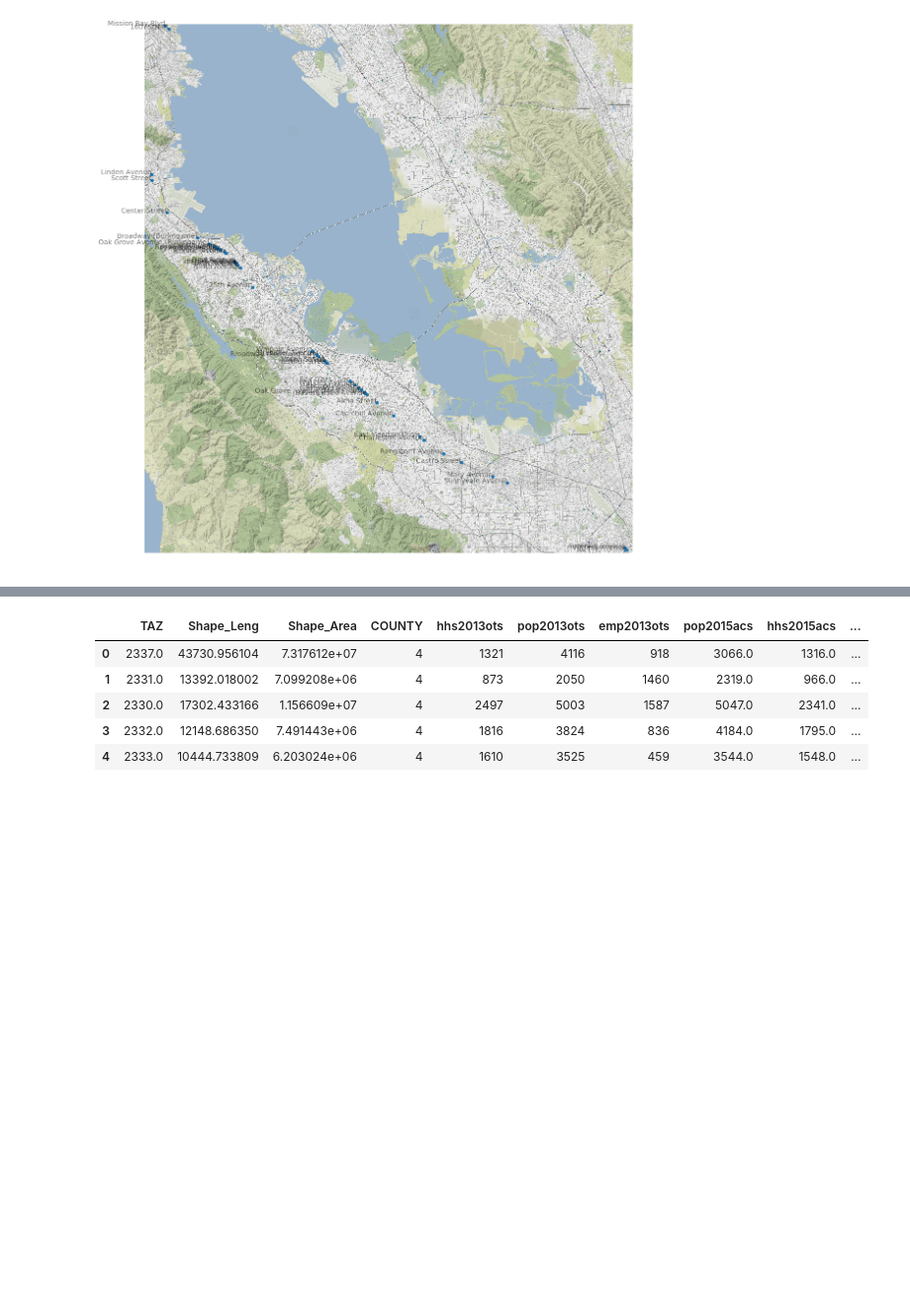
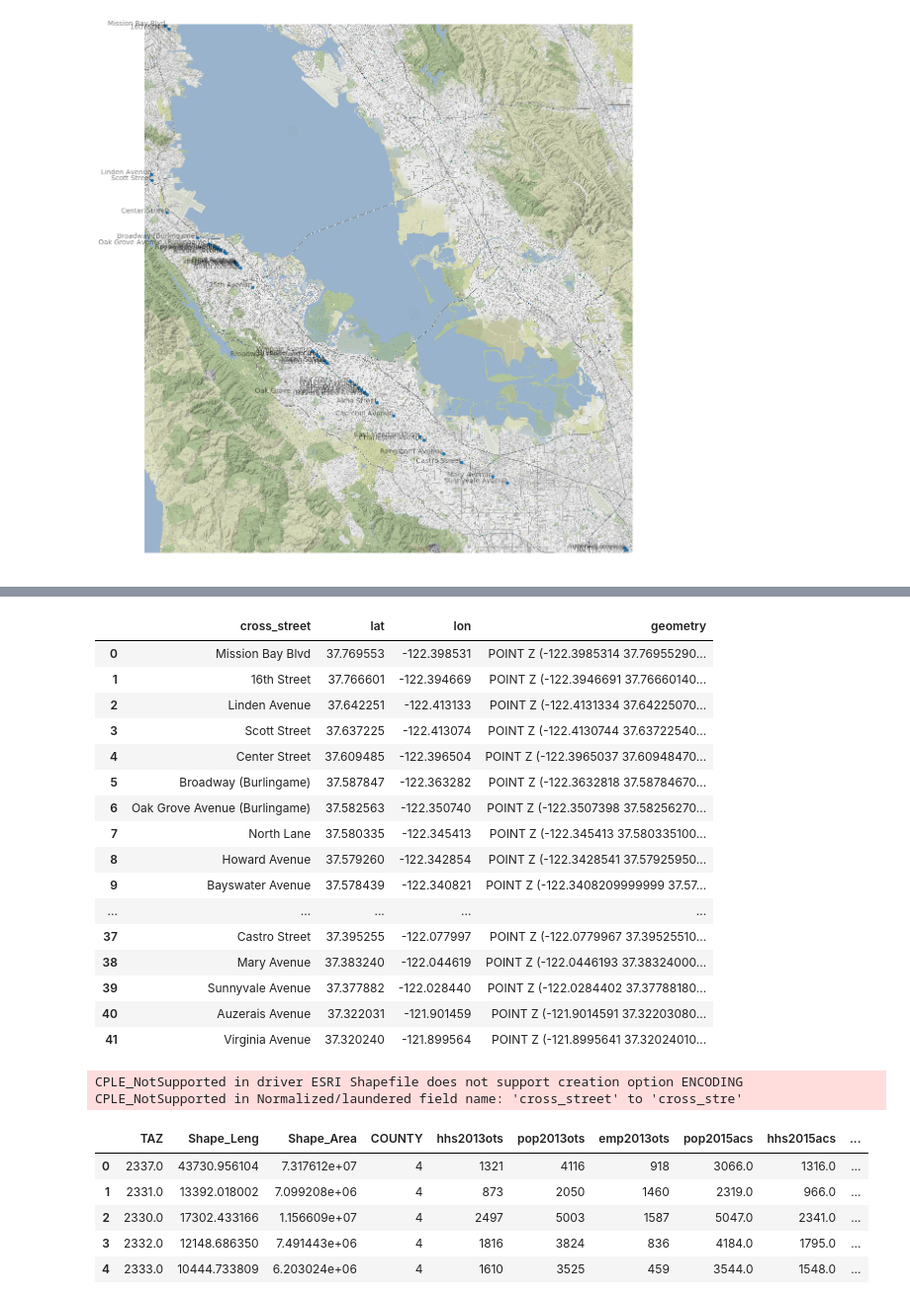
Before and after one commit to sfbrigade/calviz, a Jupyter notebook: that_mpk_file/Caltrain_GIS_visualization.ipynb, the cells around one changed output, grey strips where cells are left out. Shown at 99% size. Saved outputs shown, nothing was run; the diff lists cells and outputs as text; code cells hidden in the pictures; blank space fills up the shorter version.

```diff
--- a/that_mpk_file/Caltrain_GIS_visualization.ipynb
+++ b/that_mpk_file/Caltrain_GIS_visualization.ipynb
@@ -52,0 +80,27 @@ plt.show()
+# %%
+crossings = geodf[['cross_street', 'lat', 'lon', 'geometry']]
+# %%
+crossings
+# %% [output]
+|  | cross_street | lat | lon | geometry |
+| 0 | Mission Bay Blvd | 37.769553 | -122.398531 | POINT Z (-122.3985314 37.76955290... |
+| 1 | 16th Street | 37.766601 | -122.394669 | POINT Z (-122.3946691 37.76660140... |
+| 2 | Linden Avenue | 37.642251 | -122.413133 | POINT Z (-122.4131334 37.64225070... |
+| 3 | Scott Street | 37.637225 | -122.413074 | POINT Z (-122.4130744 37.63722540... |
+| 4 | Center Street | 37.609485 | -122.396504 | POINT Z (-122.3965037 37.60948470... |
+| 5 | Broadway (Burlingame) | 37.587847 | -122.363282 | POINT Z (-122.3632818 37.58784670... |
+| 6 | Oak Grove Avenue (Burlingame) | 37.582563 | -122.350740 | POINT Z (-122.3507398 37.58256270... |
+| 7 | North Lane | 37.580335 | -122.345413 | POINT Z (-122.345413 37.580335100... |
+| 8 | Howard Avenue | 37.579260 | -122.342854 | POINT Z (-122.3428541 37.57925950... |
+| 9 | Bayswater Avenue | 37.578439 | -122.340821 | POINT Z (-122.3408209999999 37.57... |
+| ... | ... | ... | ... | ... |
+| 37 | Castro Street | 37.395255 | -122.077997 | POINT Z (-122.0779967 37.39525510... |
+| 38 | Mary Avenue | 37.383240 | -122.044619 | POINT Z (-122.0446193 37.38324000... |
+| 39 | Sunnyvale Avenue | 37.377882 | -122.028440 | POINT Z (-122.0284402 37.37788180... |
+| 40 | Auzerais Avenue | 37.322031 | -121.901459 | POINT Z (-121.9014591 37.32203080... |
+| 41 | Virginia Avenue | 37.320240 | -121.899564 | POINT Z (-121.8995641 37.32024010... |
+# %%
+crossings.to_file('at_grade_crossings.shp')
+# %% [output]
+CPLE_NotSupported in driver ESRI Shapefile does not support creation option ENCODING
+CPLE_NotSupported in Normalized/laundered field name: 'cross_street' to 'cross_stre'
```
Also changed, not shown: parts of 12 cells of this notebook, 6 other files.
